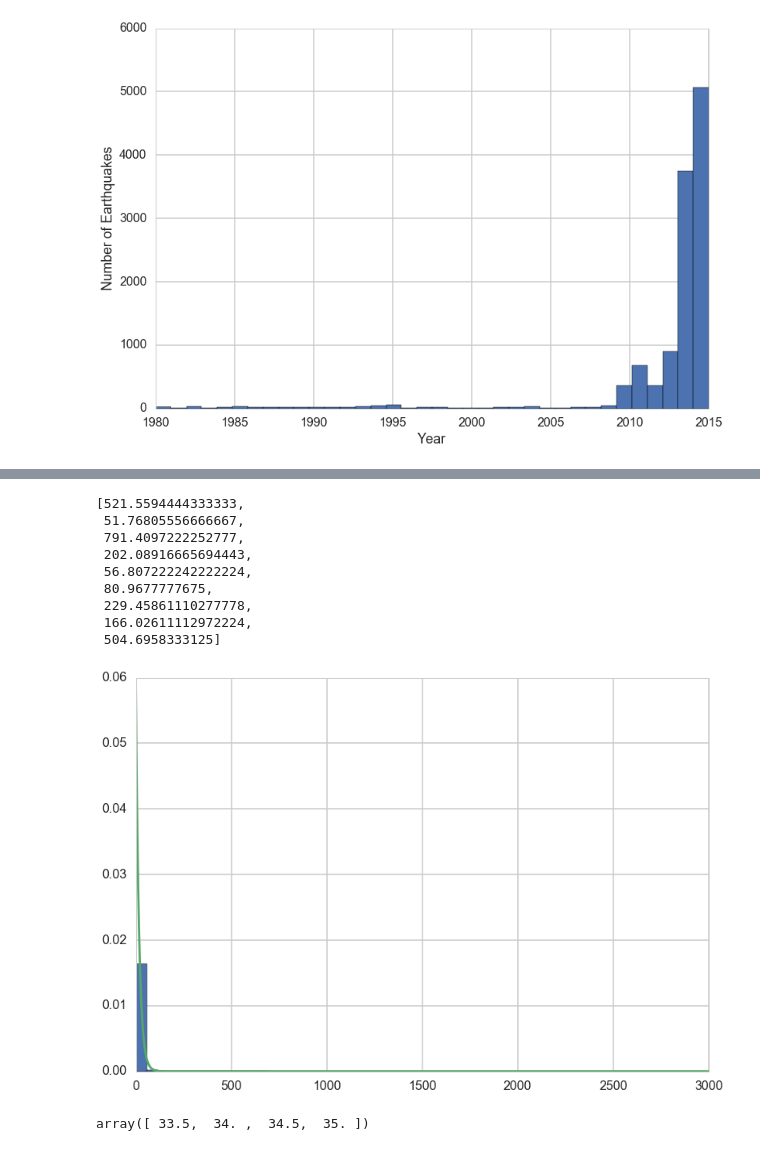
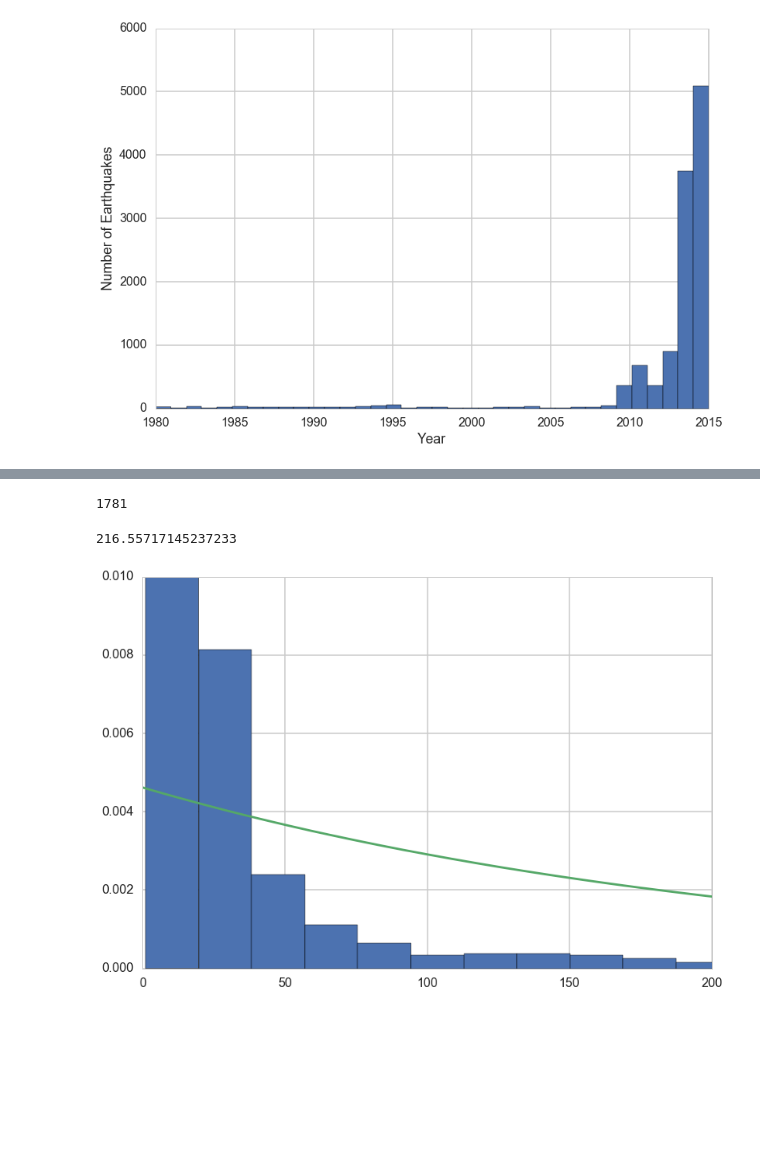
Before and after one commit to tperol/earthquake-clusters, a Jupyter notebook: explore_data_eric.ipynb, the cells around one changed output, grey strips where cells are left out. Drawn from its saved outputs; the diff is of its cells as text; code cells hidden in the pictures; blank space fills up the shorter version.

```diff
--- a/explore_data_eric.ipynb
+++ b/explore_data_eric.ipynb
@@ -220,7 +255,7 @@ import datetime
 #function to create list of interarrival times in hours from df with origin time
 def get_hours_between(df):
     dates=[]
-    origintimes = since_1980_df.origintime.values
+    origintimes = df.origintime.values
     for date in origintimes:
         year, month, day = date.split('-')
         day, hour = day.split(' ')
@@ -237,32 +272,31 @@ def get_hours_between(df):
         delta = dates[i] - dates[i-1]
         delta = delta.total_seconds()/3600
         deltas.append(delta)
+    deltas = np.array(deltas)
     return deltas
 # %%
 #get interarrival times for whole df
-deltas = get_hours_between(since_1980_df)
+deltas = get_hours_between(since_1980_df[since_1980_df.prefmag>=3])
+len(deltas)
 # %% [output]
-[521.5594444333333,
- 51.76805556666667,
- 791.4097222252777,
- 202.08916665694443,
- 56.807222242222224,
- 80.9677777675,
- 229.45861110277778,
- 166.02611112972224,
- 504.6958333125]
+1781
 # %%
 #fit and plot exponential to data
-def fit_expo(deltas):
+def fit_expo(deltas, bins=100, xmax=100, ymax=0.02):
     expo_fit = sp.stats.expon.fit(deltas, floc=0)
-    plt.hist(deltas, bins=50, normed=True)
+    plt.hist(deltas, bins=bins, normed=True)
     x = np.arange(0,3000,0.01)
     y = sp.stats.expon.pdf(x, scale=expo_fit[1])
     plt.plot(x,y)
-    return(x,y)
+    plt.xlim([0,xmax])
+    plt.ylim([0,ymax])
+    return(expo_fit[1])
-# %%
-coordinates = fit_expo(deltas)
-# %% [output]
-[figure, removed]
+# %%
+deltas2 = deltas[deltas>1]
+fit = fit_expo(deltas2, bins=1000, xmax=200, ymax=0.01) #, bins=1000, xmax=500, ymax=0.04)
+fit
+# %% [output]
+216.55717145237233
+[figure, added]
 # %%
 def find_regions(df):
@@ -285,6 +318,0 @@ def find_regions(df):
-# %%
-#TESTING
-test = find_regions(since_1980_df)
-test[0][1:5]
-# %% [output]
-array([ 33.5,  34. ,  34.5,  35. ])
```
Also changed, not shown: parts of 17 cells of this notebook.
